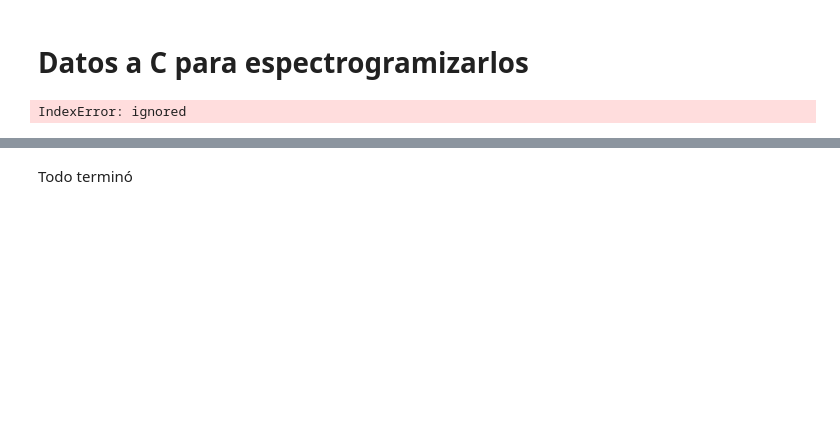
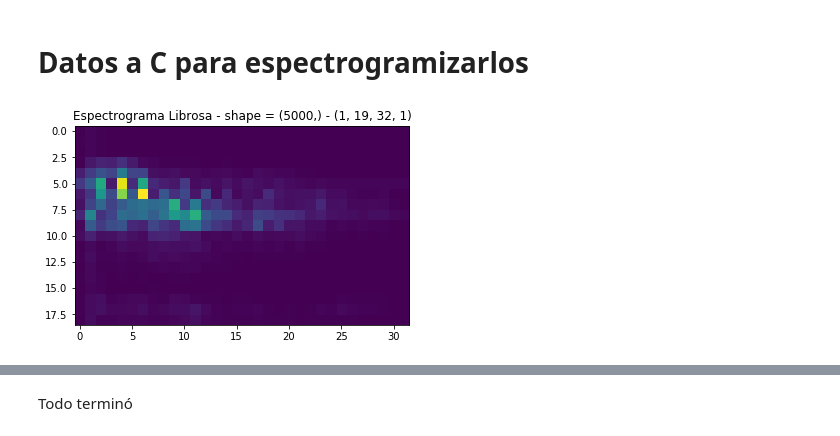
Before and after one commit to saavedramarcosdavid/export_spectrogram, a Jupyter notebook: speech-commands/reconocimiento de voz.ipynb, the cells around one changed output, grey strips where cells are left out. Cells and saved outputs as stored; diff of their text form; code cells hidden in the pictures; blank space fills up the shorter version.

```diff
--- a/speech-commands/reconocimiento de voz.ipynb
+++ b/speech-commands/reconocimiento de voz.ipynb
@@ -410,19 +410,19 @@ IndexError: ignored
 # Datos a C para espectrogramizarlos
 # %%
 # Busqueda del número
-numero = 9
+numero = 2
 repeticion = 5
 
 # Graficar numero
 n_muestra = np.where(y_test==numero)[0][repeticion]
 muestra = x_test[n_muestra]
 grafico_librosa = mfcc_x_test[n_muestra][:,:,:]
 grafico_librosa = np.reshape(grafico_librosa, (1,dim_f,dim_c,1))
 plt.imshow(grafico_librosa[0,:,:,0])
 plt.title(f"Espectrograma Librosa - shape = {muestra.shape} - {grafico_librosa.shape}")
 plt.show()
 # %% [output]
-IndexError: ignored
+[figure, added]
 # %%
 def dato_to_c(entrada):
     s=''
```
Also changed, not shown: parts of 30 cells of this notebook, 1 other file.
